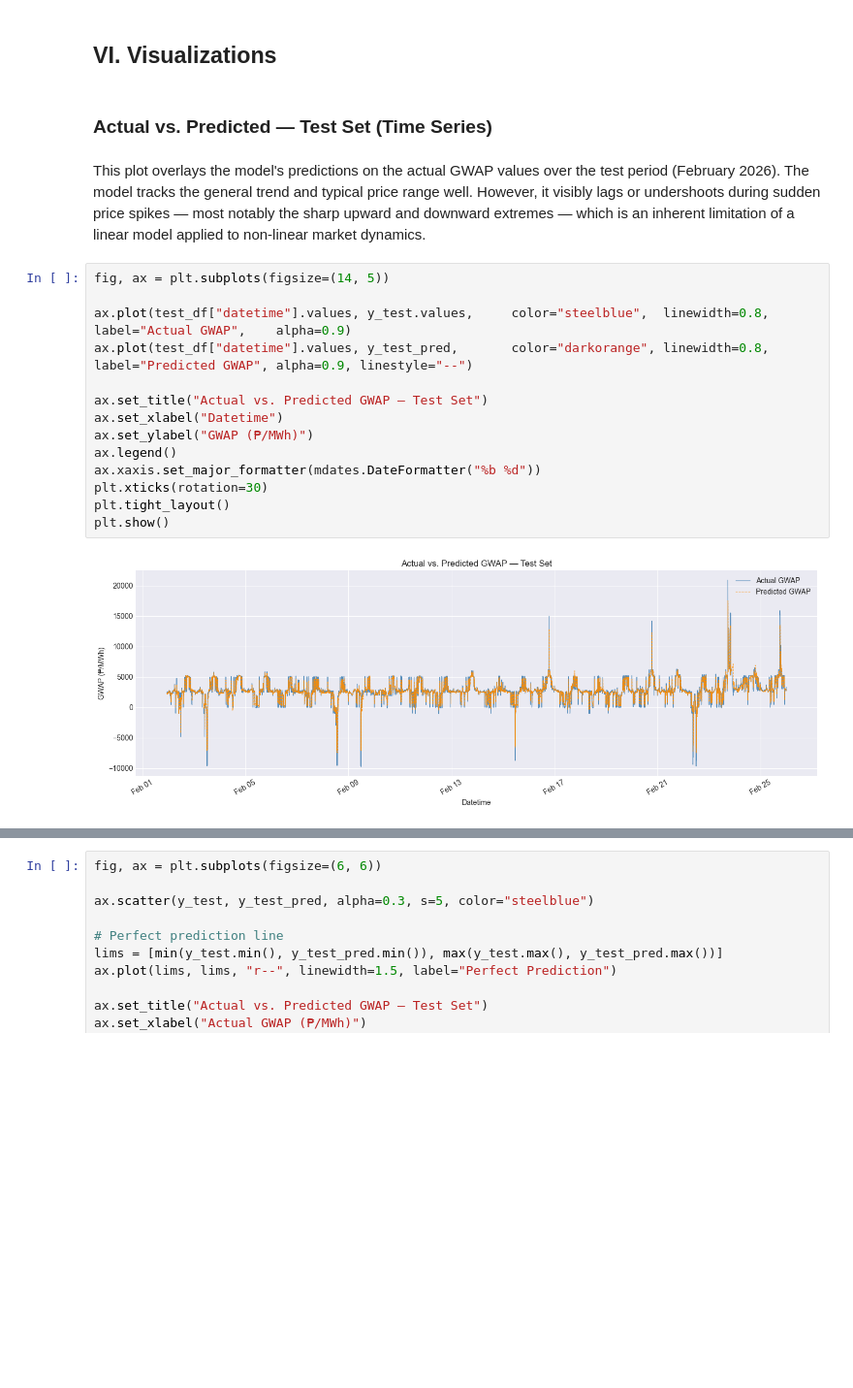
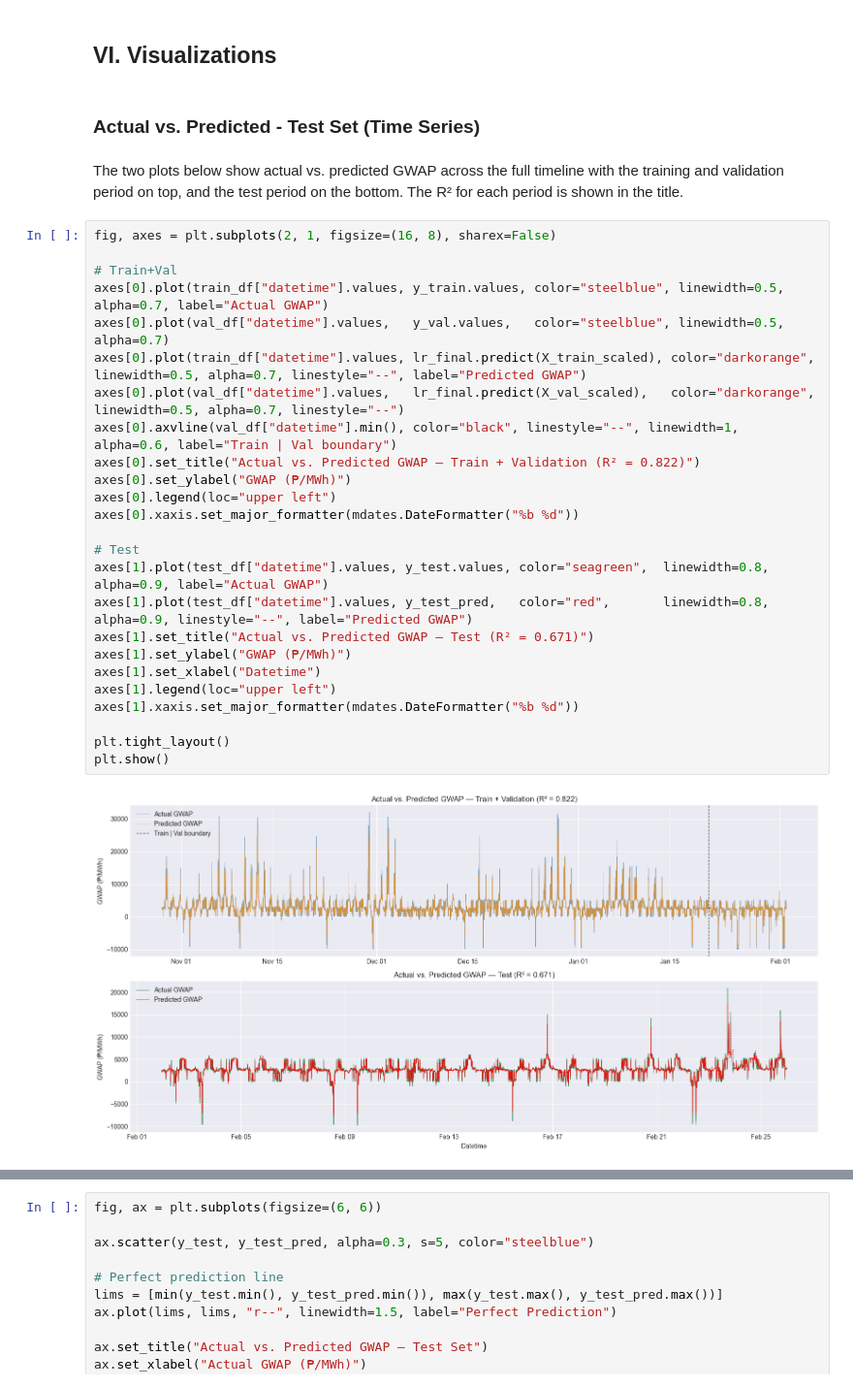
Before and after one commit to haniellejermayn/wesm-price-prediction, a Jupyter notebook: 03_VanillaLinearRegression.ipynb, the cells around one changed output, grey strips where cells are left out. Shown at 97% size. Saved outputs shown, nothing was run; the diff lists cells and outputs as text; blank space fills up the shorter version.

```diff
--- a/03_VanillaLinearRegression.ipynb
+++ b/03_VanillaLinearRegression.ipynb
@@ -300,22 +295,33 @@ Test - Train+Val gap : -260.1627  (-21.8% of train+val RMSE)
 # %% [markdown]
 ## VI. Visualizations
 # %% [markdown]
-### Actual vs. Predicted — Test Set (Time Series)
+### Actual vs. Predicted - Test Set (Time Series)
 # %% [markdown]
-This plot overlays the model's predictions on the actual GWAP values over the test period (February 2026). The model tracks the general trend and typical price range well. However, it visibly lags or undershoots during sudden price spikes — most notably the sharp upward and downward extremes — which is an inherent limitation of a linear model applied to non-linear market dynamics.
+The two plots below show actual vs. predicted GWAP across the full timeline with the training and validation period on top, and the test period on the bottom. The R² for each period is shown in the title.
 # %%
-fig, ax = plt.subplots(figsize=(14, 5))
+fig, axes = plt.subplots(2, 1, figsize=(16, 8), sharex=False)
 
-ax.plot(test_df["datetime"].values, y_test.values,     color="steelblue",  linewidth=0.8, label="Actual GWAP",    alpha=0.9)
-ax.plot(test_df["datetime"].values, y_test_pred,       color="darkorange", linewidth=0.8, label="Predicted GWAP", alpha=0.9, linestyle="--")
+# Train+Val
+axes[0].plot(train_df["datetime"].values, y_train.values, color="steelblue", linewidth=0.5, alpha=0.7, label="Actual GWAP")
+axes[0].plot(val_df["datetime"].values,   y_val.values,   color="steelblue", linewidth=0.5, alpha=0.7)
+axes[0].plot(train_df["datetime"].values, lr_final.predict(X_train_scaled), color="darkorange", linewidth=0.5, alpha=0.7, linestyle="--", label="Predicted GWAP")
+axes[0].plot(val_df["datetime"].values,   lr_final.predict(X_val_scaled),   color="darkorange", linewidth=0.5, alpha=0.7, linestyle="--")
+axes[0].axvline(val_df["datetime"].min(), color="black", linestyle="--", linewidth=1, alpha=0.6, label="Train | Val boundary")
+axes[0].set_title("Actual vs. Predicted GWAP — Train + Validation (R² = 0.822)")
+axes[0].set_ylabel("GWAP (₱/MWh)")
+axes[0].legend(loc="upper left")
+axes[0].xaxis.set_major_formatter(mdates.DateFormatter("%b %d"))
 
-ax.set_title("Actual vs. Predicted GWAP — Test Set")
-ax.set_xlabel("Datetime")
-ax.set_ylabel("GWAP (₱/MWh)")
-ax.legend()
-ax.xaxis.set_major_formatter(mdates.DateFormatter("%b %d"))
-plt.xticks(rotation=30)
+# Test
+axes[1].plot(test_df["datetime"].values, y_test.values, color="seagreen",  linewidth=0.8, alpha=0.9, label="Actual GWAP")
+axes[1].plot(test_df["datetime"].values, y_test_pred,   color="red",       linewidth=0.8, alpha=0.9, linestyle="--", label="Predicted GWAP")
+axes[1].set_title("Actual vs. Predicted GWAP — Test (R² = 0.671)")
+axes[1].set_ylabel("GWAP (₱/MWh)")
+axes[1].set_xlabel("Datetime")
+axes[1].legend(loc="upper left")
+axes[1].xaxis.set_major_formatter(mdates.DateFormatter("%b %d"))
+
 plt.tight_layout()
 plt.show()
 # %% [output]
-[figure, old version]
+[figure, new version]
```
Also changed, not shown: parts of 22 cells of this notebook.
